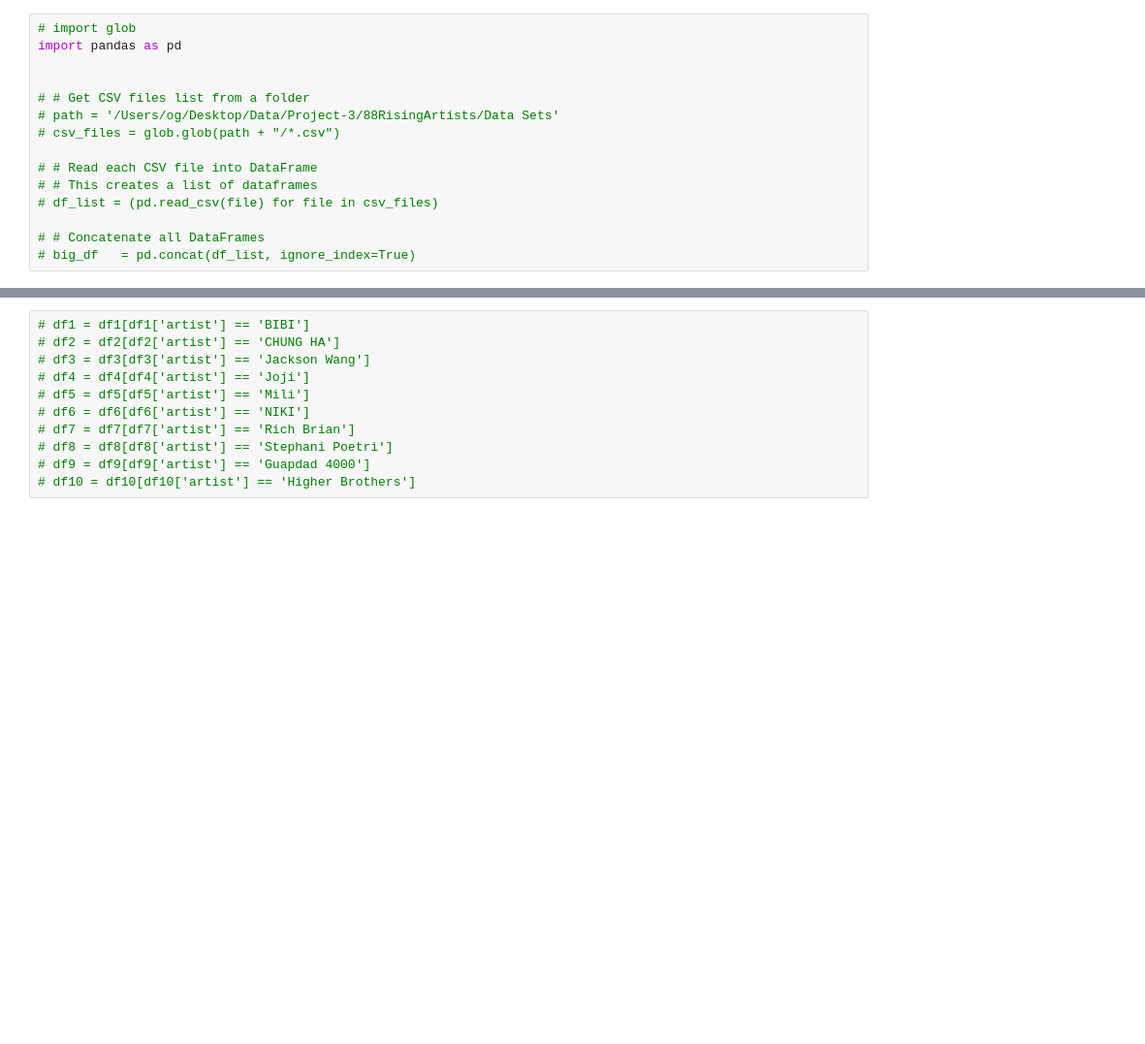
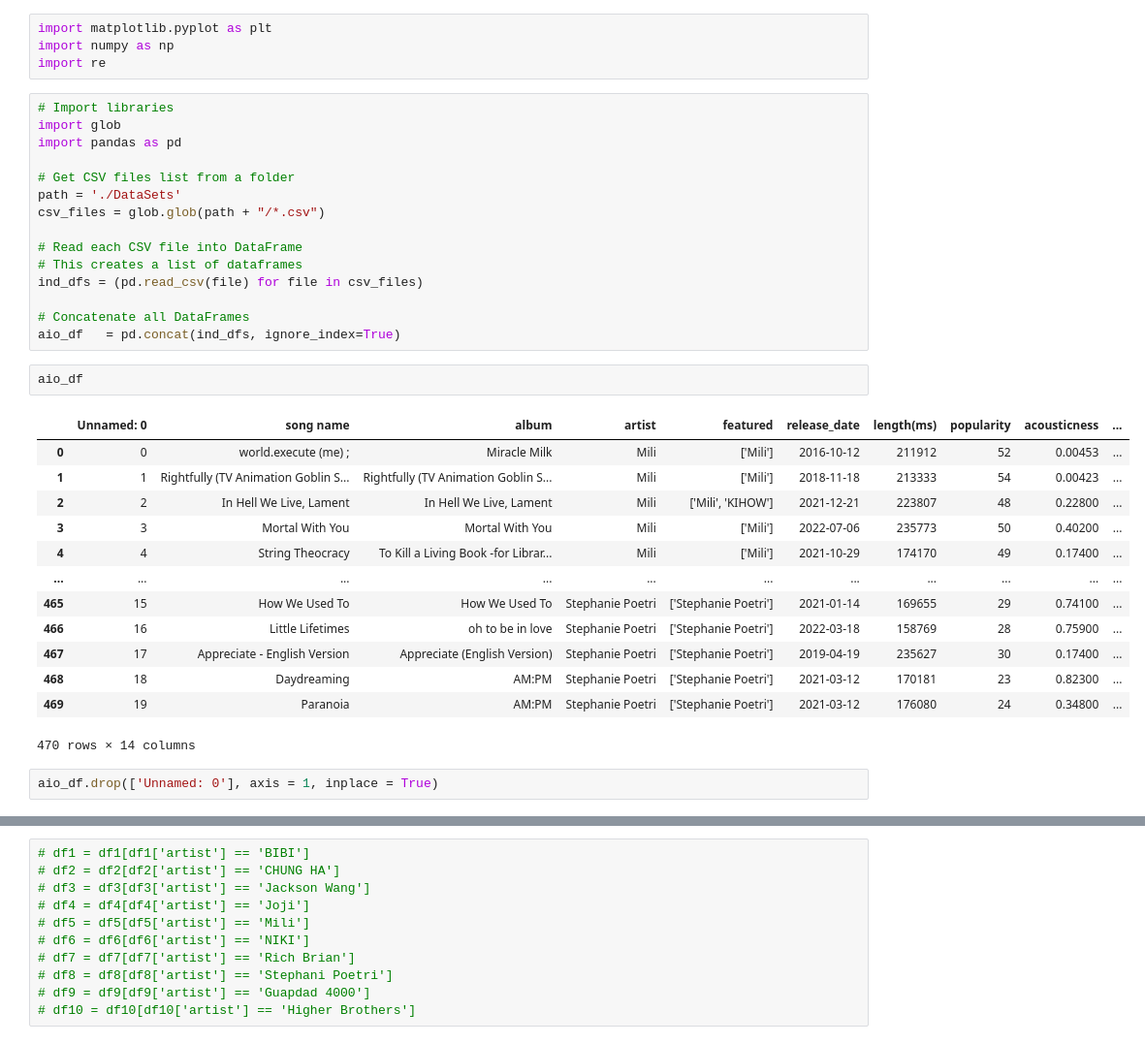
Before and after one commit to jeugenio103/Project-3, a Jupyter notebook: 88RisingArtists/CleanseToDB.ipynb, the cells around one changed output, grey strips where cells are left out. Shown: that part at 97% size. Saved outputs shown, nothing was run; the diff lists cells and outputs as text; blank space fills up the shorter version.

Commit message:
'updated import 88 csv + tranformed'

```diff
--- a/88RisingArtists/CleanseToDB.ipynb
+++ b/88RisingArtists/CleanseToDB.ipynb
@@ -1,15 +1,37 @@
+# %%
+import matplotlib.pyplot as plt
+import numpy as np
+import re
 # %%
-# import glob
+# Import libraries
+import glob
 import pandas as pd
 
+# Get CSV files list from a folder
+path = './DataSets'
+csv_files = glob.glob(path + "/*.csv")
 
-# # Get CSV files list from a folder
-# path = '/Users/og/Desktop/Data/Project-3/88RisingArtists/Data Sets'
-# csv_files = glob.glob(path + "/*.csv")
+# Read each CSV file into DataFrame
+# This creates a list of dataframes
+ind_dfs = (pd.read_csv(file) for file in csv_files)
 
-# # Read each CSV file into DataFrame
-# # This creates a list of dataframes
-# df_list = (pd.read_csv(file) for file in csv_files)
-
-# # Concatenate all DataFrames
-# big_df   = pd.concat(df_list, ignore_index=True)
+# Concatenate all DataFrames
+aio_df   = pd.concat(ind_dfs, ignore_index=True)
+# %%
+aio_df
+# %% [output]
+|  | Unnamed: 0 | song name | album | artist | featured | release_date | length(ms) | popularity | acousticness | ... |
+| 0 | 0 | world.execute (me) ; | Miracle Milk | Mili | ['Mili'] | 2016-10-12 | 211912 | 52 | 0.00453 | ... |
+| 1 | 1 | Rightfully (TV Animation Goblin S... | Rightfully (TV Animation Goblin S... | Mili | ['Mili'] | 2018-11-18 | 213333 | 54 | 0.00423 | ... |
+| 2 | 2 | In Hell We Live, Lament | In Hell We Live, Lament | Mili | ['Mili', 'KIHOW'] | 2021-12-21 | 223807 | 48 | 0.22800 | ... |
+| 3 | 3 | Mortal With You | Mortal With You | Mili | ['Mili'] | 2022-07-06 | 235773 | 50 | 0.40200 | ... |
+| 4 | 4 | String Theocracy | To Kill a Living Book -for Librar... | Mili | ['Mili'] | 2021-10-29 | 174170 | 49 | 0.17400 | ... |
+| ... | ... | ... | ... | ... | ... | ... | ... | ... | ... | ... |
+| 465 | 15 | How We Used To | How We Used To | Stephanie Poetri | ['Stephanie Poetri'] | 2021-01-14 | 169655 | 29 | 0.74100 | ... |
+| 466 | 16 | Little Lifetimes | oh to be in love | Stephanie Poetri | ['Stephanie Poetri'] | 2022-03-18 | 158769 | 28 | 0.75900 | ... |
+| 467 | 17 | Appreciate - English Version | Appreciate (English Version) | Stephanie Poetri | ['Stephanie Poetri'] | 2019-04-19 | 235627 | 30 | 0.17400 | ... |
+| 468 | 18 | Daydreaming | AM:PM | Stephanie Poetri | ['Stephanie Poetri'] | 2021-03-12 | 170181 | 23 | 0.82300 | ... |
+| 469 | 19 | Paranoia | AM:PM | Stephanie Poetri | ['Stephanie Poetri'] | 2021-03-12 | 176080 | 24 | 0.34800 | ... |
+470 rows × 14 columns
+# %%
+aio_df.drop(['Unnamed: 0'], axis = 1, inplace = True)
```
Also changed, not shown: parts of 24 cells of this notebook, 3 other files.
